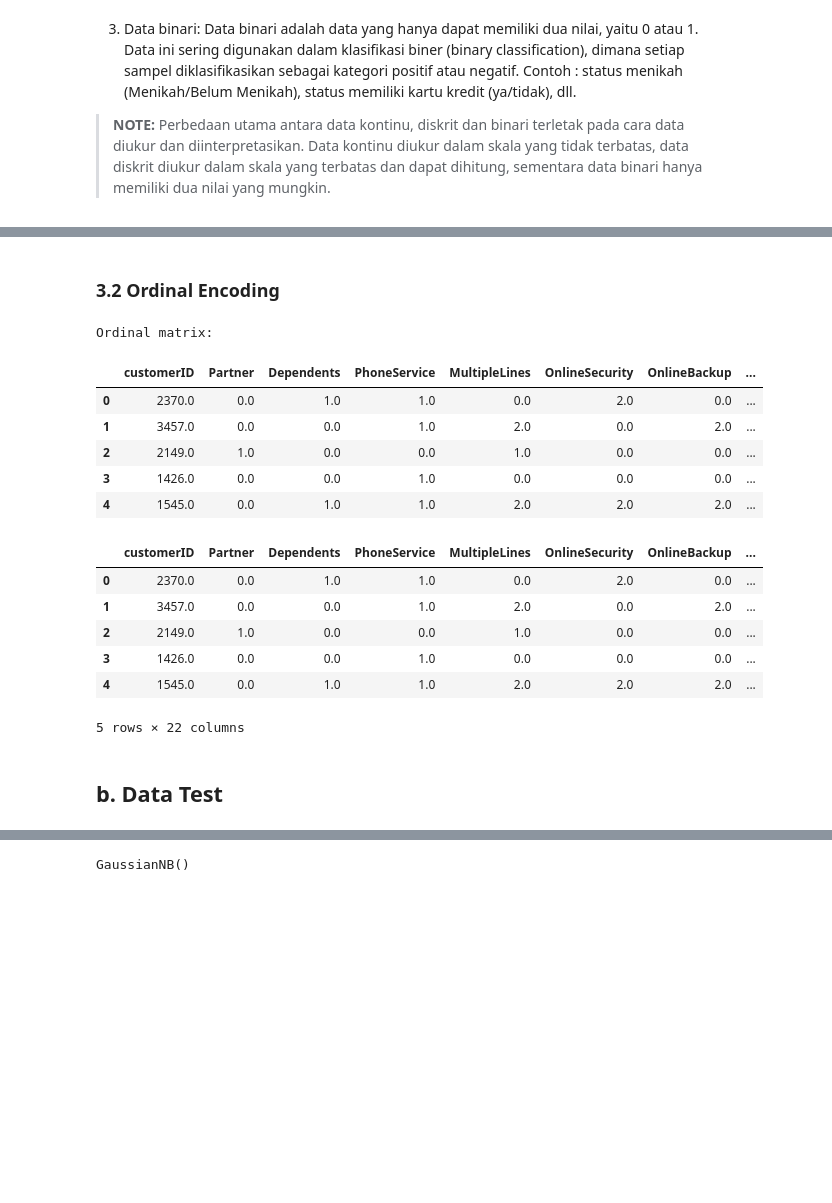
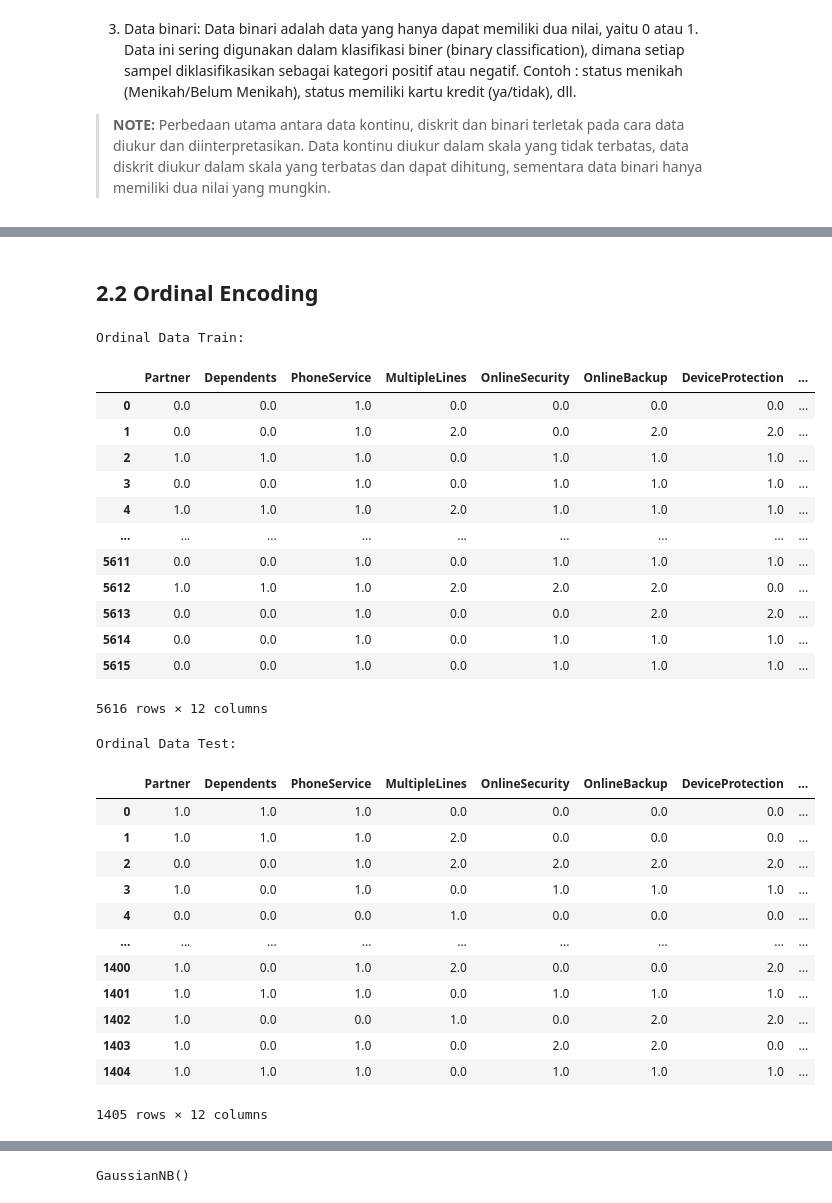
Before and after one commit to NabilahSharfina/TELCO-CUSTOMER-CHURN, a Jupyter notebook: Churn_with_SMOTE.ipynb, the cells around one changed output, grey strips where cells are left out. Saved outputs shown, nothing was run; the diff lists cells and outputs as text; code cells hidden in the pictures; blank space fills up the shorter version.

```diff
--- a/Churn_with_SMOTE.ipynb
+++ b/Churn_with_SMOTE.ipynb
@@ -89,6 +89,6 @@ Requirement already satisfied: threadpoolctl>=2.0.0 in /usr/local/lib/python3.8/
 ## 1.1 Data Loading
 # %%
 df = pd.read_csv("/content/drive/MyDrive/ITTP/KULIAH/SEMESTER 7/TUGAS AKHIR 2/IBM Dataset/IBM-Telco-Customer-Churn.csv")
-# df.drop('customerID', axis=1, inplace=True)
+df.drop('customerID', axis=1, inplace=True)
 df.head()
 # %% [output]
@@ -466,15 +465,15 @@ def outlier(data):
     print(f'IQR: {iqr}')
     upperlimit = q3 + limit
     lowerlimit = q1 - limit
-    print(f'Upper Limit: {upperlimit}')
-    print(f'Lower Limit: {lowerlimit}')
+    print(f'Upper Limit\t: {upperlimit}')
+    print(f'Lower Limit\t: {lowerlimit}')
 
 # Buang Outlier
 outlier_feature = [
                    'tenure',
                    'MonthlyCharges',
                    'TotalCharges'
-                    ]
+                  ]
 
 for i in outlier_feature:
     print(i)
@@ -482,10 +481,10 @@ for i in outlier_feature:
     print()
 
 df = df[
-        (df['tenure'] < 124.0) &
-        (df['MonthlyCharges'] < 171.375) &
-        (df['TotalCharges'] < 8887.525)
-        ]
+        (df['tenure'] < 125.0) &
+        (df['MonthlyCharges'] < 172) &
+        (df['TotalCharges'] < 8888)
+       ]
 # %% [output]
 tenure
 IQR: 46.0
@@ -644,36 +669,50 @@ One Hot matrix:
 # %% [markdown]
-### 3.2 Ordinal Encoding
+## 2.2 Ordinal Encoding
 # %%
 # Encoding pada ordinal features
 ordinal = OrdinalEncoder()
 ordinal.fit(X_train[ordinal_data])
 
-oe_train = pd.DataFrame(
+X_train_oe = pd.DataFrame(
                         ordinal.transform(X_train[ordinal_data]),
                         columns=ordinal.feature_names_in_
                        )
+X_test_oe = pd.DataFrame(
+                        ordinal.transform(X_test[ordinal_data]),
+                        columns=ordinal.feature_names_in_
+                       )
 
-print("Ordinal matrix:")
-oe_train.head() # Menampilkan DataFrame hasil ordinal encoding
+# Menampilkan DataFrame hasil ordinal encoding
+print("Ordinal Data Train:")
+display(X_train_oe)
+print("Ordinal Data Test:")
+display(X_test_oe)
 # %% [output]
-Ordinal matrix:
+Ordinal Data Train:
-|  | customerID | Partner | Dependents | PhoneService | MultipleLines | OnlineSecurity | OnlineBackup | ... |
-| 0 | 2370.0 | 0.0 | 1.0 | 1.0 | 0.0 | 2.0 | 0.0 | ... |
-| 1 | 3457.0 | 0.0 | 0.0 | 1.0 | 2.0 | 0.0 | 2.0 | ... |
-| 2 | 2149.0 | 1.0 | 0.0 | 0.0 | 1.0 | 0.0 | 0.0 | ... |
-| 3 | 1426.0 | 0.0 | 0.0 | 1.0 | 0.0 | 0.0 | 0.0 | ... |
-| 4 | 1545.0 | 0.0 | 1.0 | 1.0 | 2.0 | 2.0 | 2.0 | ... |
+|  | Partner | Dependents | PhoneService | MultipleLines | OnlineSecurity | OnlineBackup | DeviceProtection | ... |
+| 0 | 0.0 | 0.0 | 1.0 | 0.0 | 0.0 | 0.0 | 0.0 | ... |
+| 1 | 0.0 | 0.0 | 1.0 | 2.0 | 0.0 | 2.0 | 2.0 | ... |
+| 2 | 1.0 | 1.0 | 1.0 | 0.0 | 1.0 | 1.0 | 1.0 | ... |
+| 3 | 0.0 | 0.0 | 1.0 | 0.0 | 1.0 | 1.0 | 1.0 | ... |
+| 4 | 1.0 | 1.0 | 1.0 | 2.0 | 1.0 | 1.0 | 1.0 | ... |
+| ... | ... | ... | ... | ... | ... | ... | ... | ... |
+| 5611 | 0.0 | 0.0 | 1.0 | 0.0 | 1.0 | 1.0 | 1.0 | ... |
+| 5612 | 1.0 | 1.0 | 1.0 | 2.0 | 2.0 | 2.0 | 0.0 | ... |
+| 5613 | 0.0 | 0.0 | 1.0 | 0.0 | 0.0 | 2.0 | 2.0 | ... |
+| 5614 | 0.0 | 0.0 | 1.0 | 0.0 | 1.0 | 1.0 | 1.0 | ... |
+| 5615 | 0.0 | 0.0 | 1.0 | 0.0 | 1.0 | 1.0 | 1.0 | ... |
+5616 rows × 12 columns
+Ordinal Data Test:
+|  | Partner | Dependents | PhoneService | MultipleLines | OnlineSecurity | OnlineBackup | DeviceProtection | ... |
+| 0 | 1.0 | 1.0 | 1.0 | 0.0 | 0.0 | 0.0 | 0.0 | ... |
+| 1 | 1.0 | 1.0 | 1.0 | 2.0 | 0.0 | 0.0 | 0.0 | ... |
+| 2 | 0.0 | 0.0 | 1.0 | 2.0 | 2.0 | 2.0 | 2.0 | ... |
+| 3 | 1.0 | 0.0 | 1.0 | 0.0 | 1.0 | 1.0 | 1.0 | ... |
+| 4 | 0.0 | 0.0 | 0.0 | 1.0 | 0.0 | 0.0 | 0.0 | ... |
+| ... | ... | ... | ... | ... | ... | ... | ... | ... |
+| 1400 | 1.0 | 0.0 | 1.0 | 2.0 | 0.0 | 0.0 | 2.0 | ... |
+| 1401 | 1.0 | 1.0 | 1.0 | 0.0 | 1.0 | 1.0 | 1.0 | ... |
+| 1402 | 1.0 | 0.0 | 0.0 | 1.0 | 0.0 | 2.0 | 2.0 | ... |
+| 1403 | 1.0 | 0.0 | 1.0 | 0.0 | 2.0 | 2.0 | 0.0 | ... |
+| 1404 | 1.0 | 1.0 | 1.0 | 0.0 | 1.0 | 1.0 | 1.0 | ... |
+1405 rows × 12 columns
-# %%
-X_train_dummy = pd.concat([oe_train, ohe_train], axis=1)
-
-X_train_dummy.head()
-# %% [output]
-|  | customerID | Partner | Dependents | PhoneService | MultipleLines | OnlineSecurity | OnlineBackup | ... |
-| 0 | 2370.0 | 0.0 | 1.0 | 1.0 | 0.0 | 2.0 | 0.0 | ... |
-| 1 | 3457.0 | 0.0 | 0.0 | 1.0 | 2.0 | 0.0 | 2.0 | ... |
-| 2 | 2149.0 | 1.0 | 0.0 | 0.0 | 1.0 | 0.0 | 0.0 | ... |
-| 3 | 1426.0 | 0.0 | 0.0 | 1.0 | 0.0 | 0.0 | 0.0 | ... |
-| 4 | 1545.0 | 0.0 | 1.0 | 1.0 | 2.0 | 2.0 | 2.0 | ... |
-5 rows × 22 columns
-# %% [markdown]
-## b. Data Test
```
Also changed, not shown: parts of 95 cells of this notebook.
